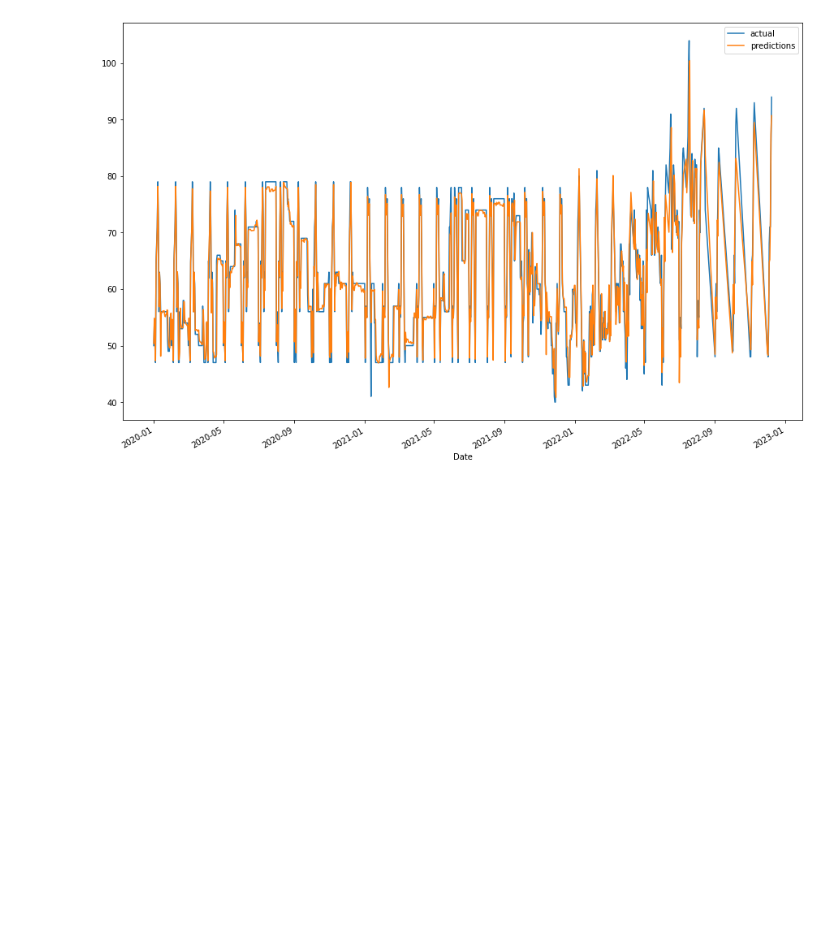
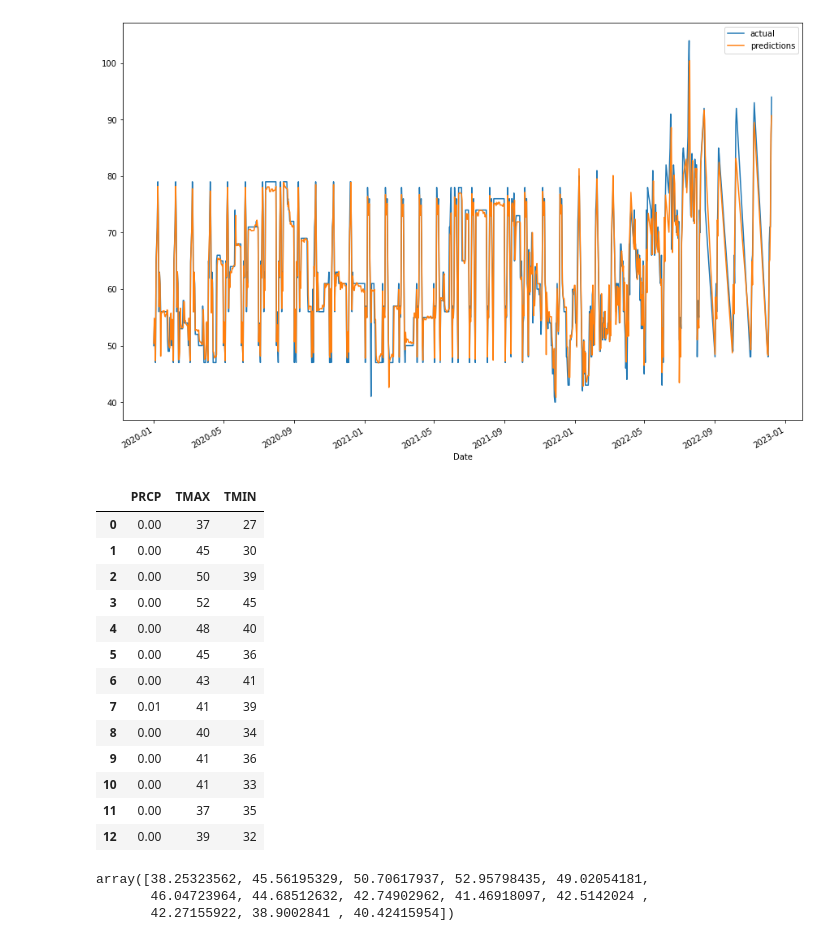
Before and after one commit to akshay0091/heathrow-weather-prediction, a Jupyter notebook: weather.ipynb, the cells around one changed output. Drawn from its saved outputs; the diff is of its cells as text; code cells hidden in the pictures; blank space fills up the shorter version.

```diff
--- a/weather.ipynb
+++ b/weather.ipynb
@@ -253,3 +274,36 @@ combined.plot(figsize=(15,10))
 # %% [output]
 <AxesSubplot:xlabel='Date'>
 [figure]
+# %%
+
+data = {
+  "PRCP": [0 , 0, 0, 0 ,0 ,0,0, 0.01,0,0,0,0,0],
+  "TMAX": [37,45,50,52,48,45,43,41,40,41,41,37,39],
+    "TMIN":[27,30,39,45,40,36,41,39,34,36,33,35,32]
+}
+
+#load data into a DataFrame object:
+df = pd.DataFrame(data)
+df
+# %% [output]
+|  | PRCP | TMAX | TMIN |
+| 0 | 0.00 | 37 | 27 |
+| 1 | 0.00 | 45 | 30 |
+| 2 | 0.00 | 50 | 39 |
+| 3 | 0.00 | 52 | 45 |
+| 4 | 0.00 | 48 | 40 |
+| 5 | 0.00 | 45 | 36 |
+| 6 | 0.00 | 43 | 41 |
+| 7 | 0.01 | 41 | 39 |
+| 8 | 0.00 | 40 | 34 |
+| 9 | 0.00 | 41 | 36 |
+| 10 | 0.00 | 41 | 33 |
+| 11 | 0.00 | 37 | 35 |
+| 12 | 0.00 | 39 | 32 |
+# %%
+predictions1 = reg.predict(df)
+predictions1
+# %% [output]
+array([38.25323562, 45.56195329, 50.70617937, 52.95798435, 49.02054181,
+       46.04723964, 44.68512632, 42.74902962, 41.46918097, 42.5142024 ,
+       42.27155922, 38.9002841 , 40.42415954])
```
Also changed, not shown: parts of 4 cells of this notebook.
